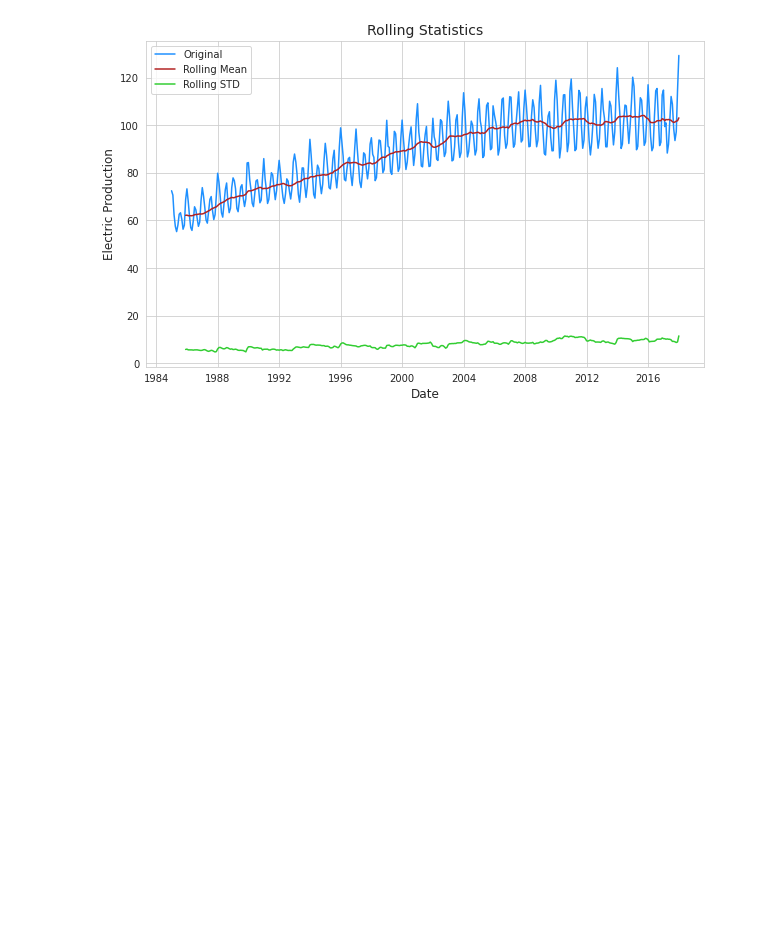
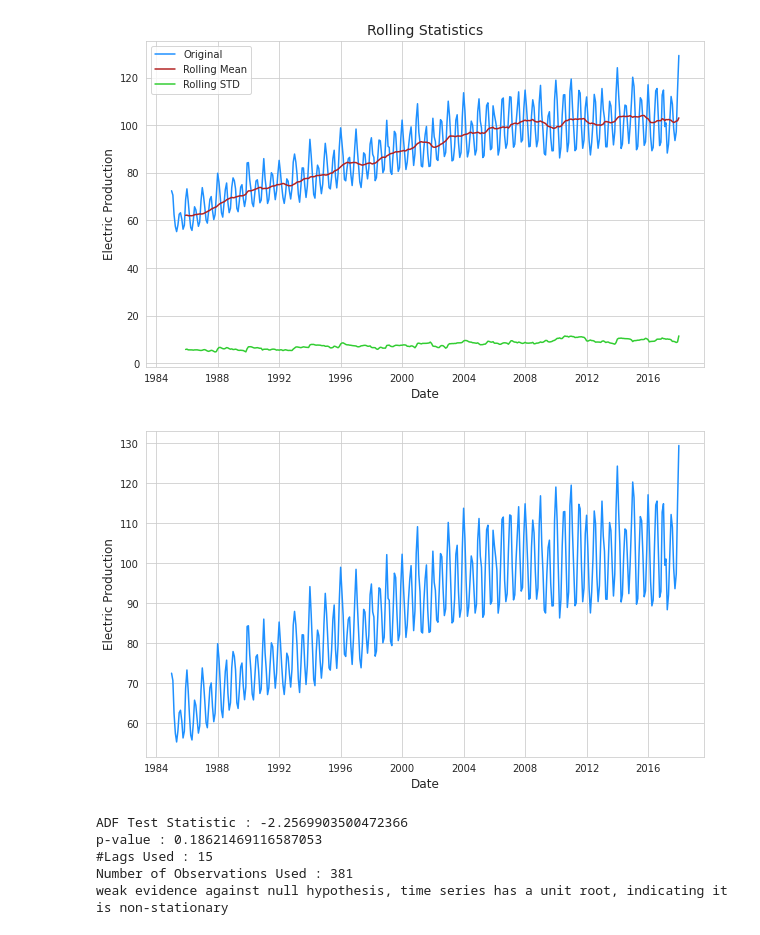
Before and after one commit to TonyGlimm/Electricity-Production-Forecasting, a Jupyter notebook: Electricity_Production_Forecasting.ipynb, the cells around one changed output. Saved outputs shown, nothing was run; the diff lists cells and outputs as text; code cells hidden in the pictures; blank space fills up the shorter version.

```diff
--- a/Electricity_Production_Forecasting.ipynb
+++ b/Electricity_Production_Forecasting.ipynb
@@ -55,3 +55,38 @@ plt.title('Rolling Statistics', size =14)
 plt.show()
 # %% [output]
 [figure]
+# %%
+## checkking for stationarity
+
+
+
+from statsmodels.tsa.stattools import adfuller
+test_result=adfuller(df['amount'])
+#H0 it is non stationary
+#H1 it is stationary
+
+
+def adfuller_test(Power):
+  result=adfuller(Power)
+  labels=['ADF Test Statistic','p-value','#Lags Used','Number of Observations Used']
+  for value,label in zip(result,labels):
+      print(label+' : '+str(value) )
+  if result[1] <= 0.05:
+      print("strong evidence against the null hypothesis(Ho), reject the null hypothesis. Data has no unit root and is stationary")
+  else:
+      print("weak evidence against null hypothesis, time series has a unit root, indicating it is non-stationary ")
+
+adfuller_test(df['amount'])
+
+plt.figure(figsize = (10,6))
+plt.plot(df['amount'],color ='dodgerblue')
+plt.xlabel('Date', size=12)
+plt.ylabel('Electric Production', size =12)
+plt.show()
+# %% [output]
+[figure, added]
+ADF Test Statistic : -2.2569903500472366
+p-value : 0.18621469116587053
+#Lags Used : 15
+Number of Observations Used : 381
+weak evidence against null hypothesis, time series has a unit root, indicating it is non-stationary
```
Also changed, not shown: parts of 32 cells of this notebook.
